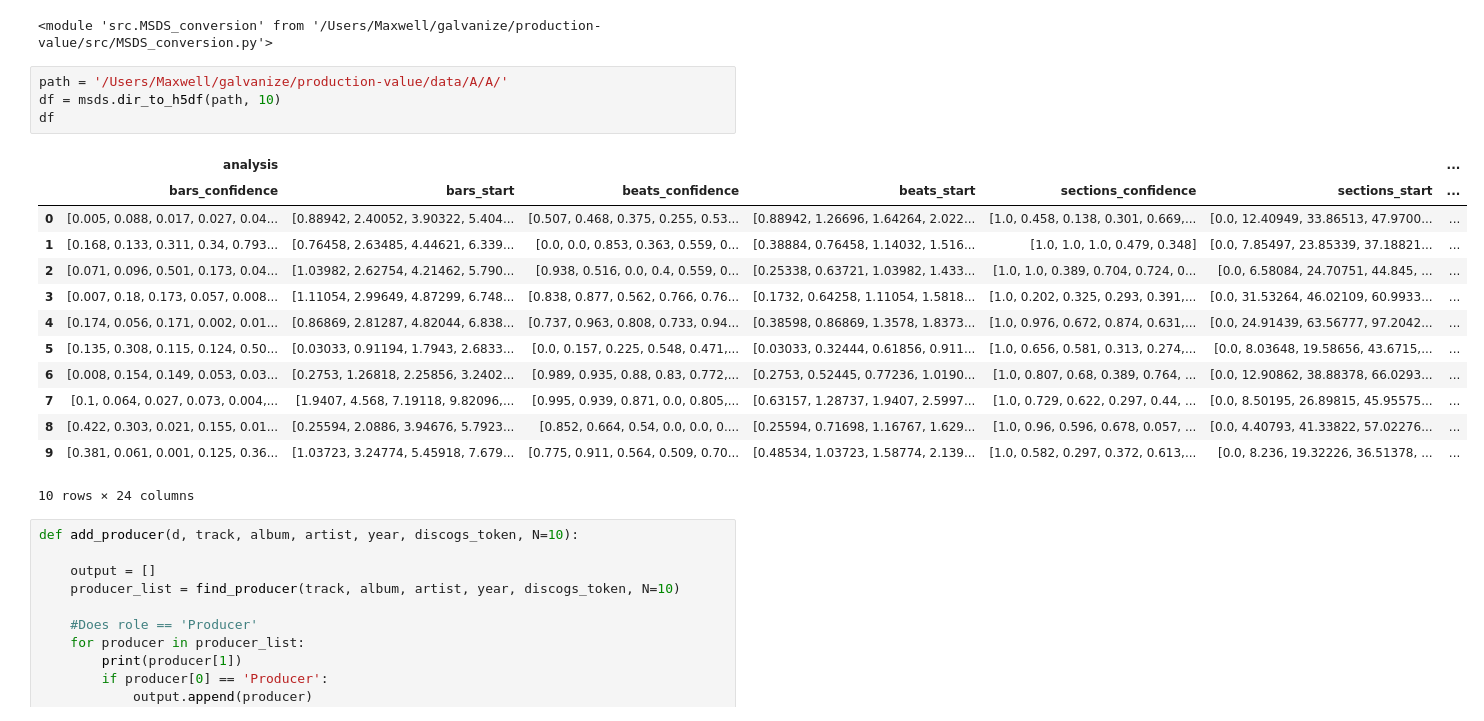
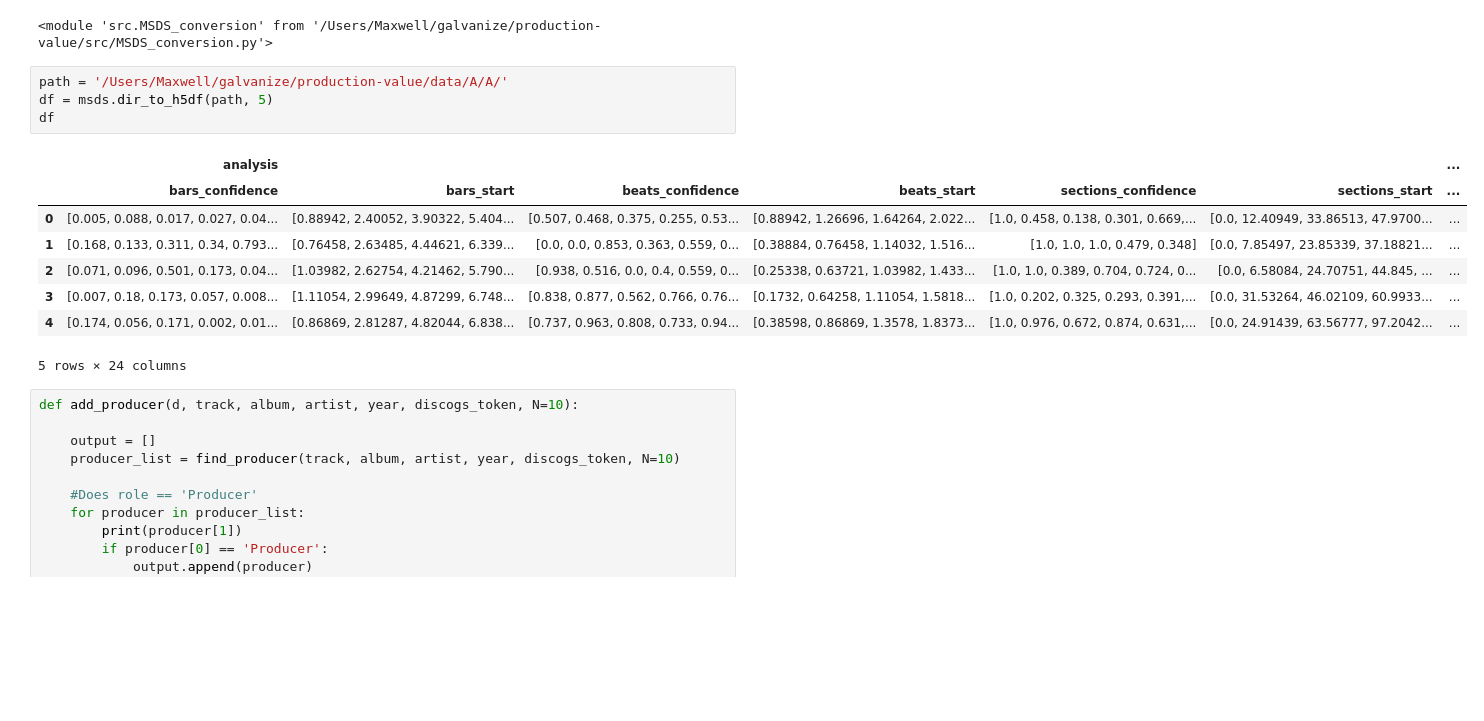
Before and after one commit to mhfisch/production-value, a Jupyter notebook: discogs.ipynb, the cells around one changed output. Saved outputs shown, nothing was run; the diff lists cells and outputs as text; blank space fills up the shorter version.

```diff
--- a/discogs.ipynb
+++ b/discogs.ipynb
@@ -373,22 +373,17 @@ reload(msds)
 <module 'src.MSDS_conversion' from '/Users/Maxwell/galvanize/production-value/src/MSDS_conversion.py'>
 # %%
 path = '/Users/Maxwell/galvanize/production-value/data/A/A/'
-df = msds.dir_to_h5df(path, 10)
+df = msds.dir_to_h5df(path, 5)
 df
 # %% [output]
 |  | analysis |  |  |  |  |  | ... |
 |  | bars_confidence | bars_start | beats_confidence | beats_start | sections_confidence | sections_start | ... |
 | 0 | [0.005, 0.088, 0.017, 0.027, 0.04... | [0.88942, 2.40052, 3.90322, 5.404... | [0.507, 0.468, 0.375, 0.255, 0.53... | [0.88942, 1.26696, 1.64264, 2.022... | [1.0, 0.458, 0.138, 0.301, 0.669,... | [0.0, 12.40949, 33.86513, 47.9700... | ... |
 | 1 | [0.168, 0.133, 0.311, 0.34, 0.793... | [0.76458, 2.63485, 4.44621, 6.339... | [0.0, 0.0, 0.853, 0.363, 0.559, 0... | [0.38884, 0.76458, 1.14032, 1.516... | [1.0, 1.0, 1.0, 0.479, 0.348] | [0.0, 7.85497, 23.85339, 37.18821... | ... |
 | 2 | [0.071, 0.096, 0.501, 0.173, 0.04... | [1.03982, 2.62754, 4.21462, 5.790... | [0.938, 0.516, 0.0, 0.4, 0.559, 0... | [0.25338, 0.63721, 1.03982, 1.433... | [1.0, 1.0, 0.389, 0.704, 0.724, 0... | [0.0, 6.58084, 24.70751, 44.845, ... | ... |
 | 3 | [0.007, 0.18, 0.173, 0.057, 0.008... | [1.11054, 2.99649, 4.87299, 6.748... | [0.838, 0.877, 0.562, 0.766, 0.76... | [0.1732, 0.64258, 1.11054, 1.5818... | [1.0, 0.202, 0.325, 0.293, 0.391,... | [0.0, 31.53264, 46.02109, 60.9933... | ... |
 | 4 | [0.174, 0.056, 0.171, 0.002, 0.01... | [0.86869, 2.81287, 4.82044, 6.838... | [0.737, 0.963, 0.808, 0.733, 0.94... | [0.38598, 0.86869, 1.3578, 1.8373... | [1.0, 0.976, 0.672, 0.874, 0.631,... | [0.0, 24.91439, 63.56777, 97.2042... | ... |
-| 5 | [0.135, 0.308, 0.115, 0.124, 0.50... | [0.03033, 0.91194, 1.7943, 2.6833... | [0.0, 0.157, 0.225, 0.548, 0.471,... | [0.03033, 0.32444, 0.61856, 0.911... | [1.0, 0.656, 0.581, 0.313, 0.274,... | [0.0, 8.03648, 19.58656, 43.6715,... | ... |
-| 6 | [0.008, 0.154, 0.149, 0.053, 0.03... | [0.2753, 1.26818, 2.25856, 3.2402... | [0.989, 0.935, 0.88, 0.83, 0.772,... | [0.2753, 0.52445, 0.77236, 1.0190... | [1.0, 0.807, 0.68, 0.389, 0.764, ... | [0.0, 12.90862, 38.88378, 66.0293... | ... |
-| 7 | [0.1, 0.064, 0.027, 0.073, 0.004,... | [1.9407, 4.568, 7.19118, 9.82096,... | [0.995, 0.939, 0.871, 0.0, 0.805,... | [0.63157, 1.28737, 1.9407, 2.5997... | [1.0, 0.729, 0.622, 0.297, 0.44, ... | [0.0, 8.50195, 26.89815, 45.95575... | ... |
-| 8 | [0.422, 0.303, 0.021, 0.155, 0.01... | [0.25594, 2.0886, 3.94676, 5.7923... | [0.852, 0.664, 0.54, 0.0, 0.0, 0.... | [0.25594, 0.71698, 1.16767, 1.629... | [1.0, 0.96, 0.596, 0.678, 0.057, ... | [0.0, 4.40793, 41.33822, 57.02276... | ... |
-| 9 | [0.381, 0.061, 0.001, 0.125, 0.36... | [1.03723, 3.24774, 5.45918, 7.679... | [0.775, 0.911, 0.564, 0.509, 0.70... | [0.48534, 1.03723, 1.58774, 2.139... | [1.0, 0.582, 0.297, 0.372, 0.613,... | [0.0, 8.236, 19.32226, 36.51378, ... | ... |
-10 rows × 24 columns
+5 rows × 24 columns
 # %%
 def add_producer(d, track, album, artist, year, discogs_token, N=10):
 
```
